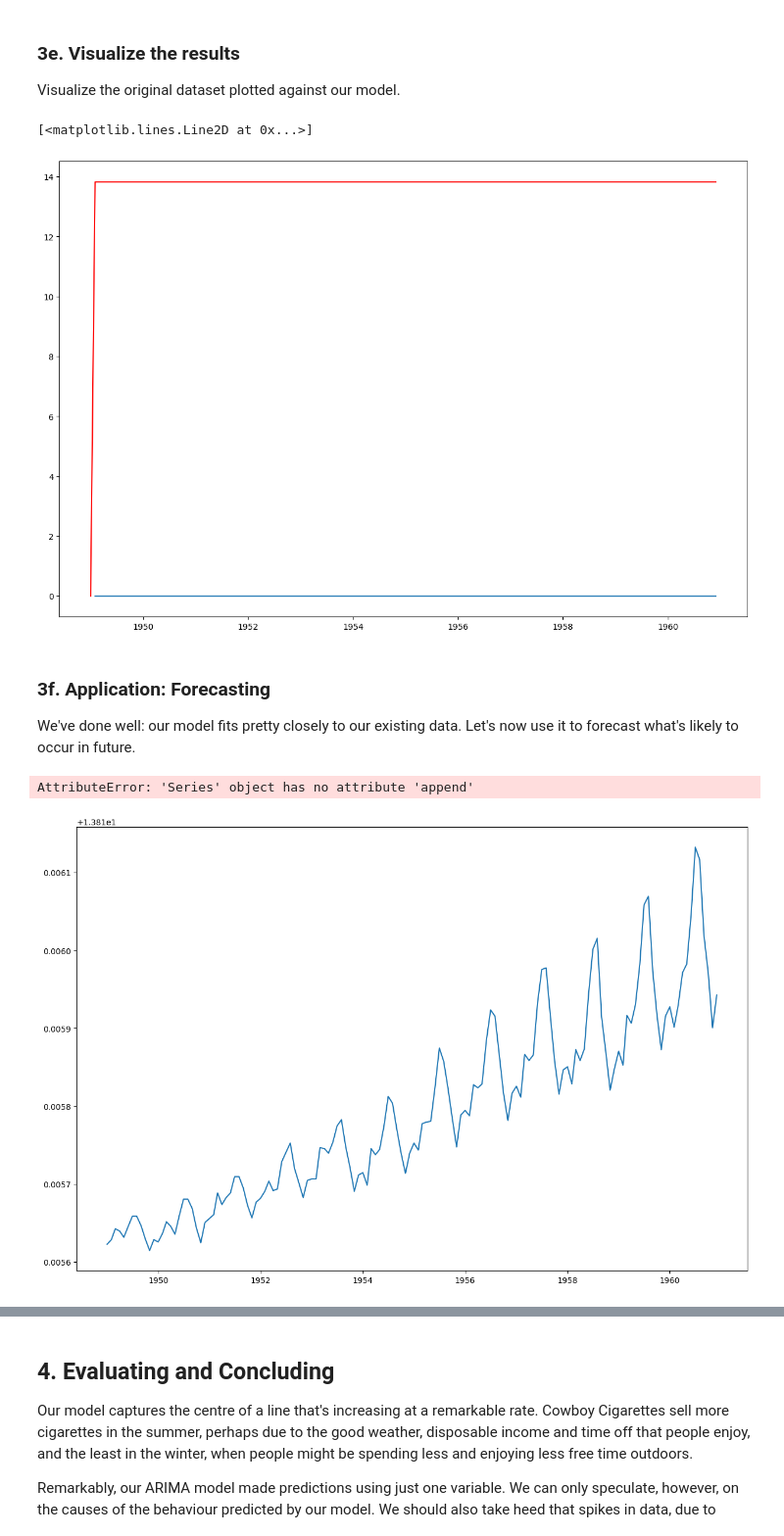
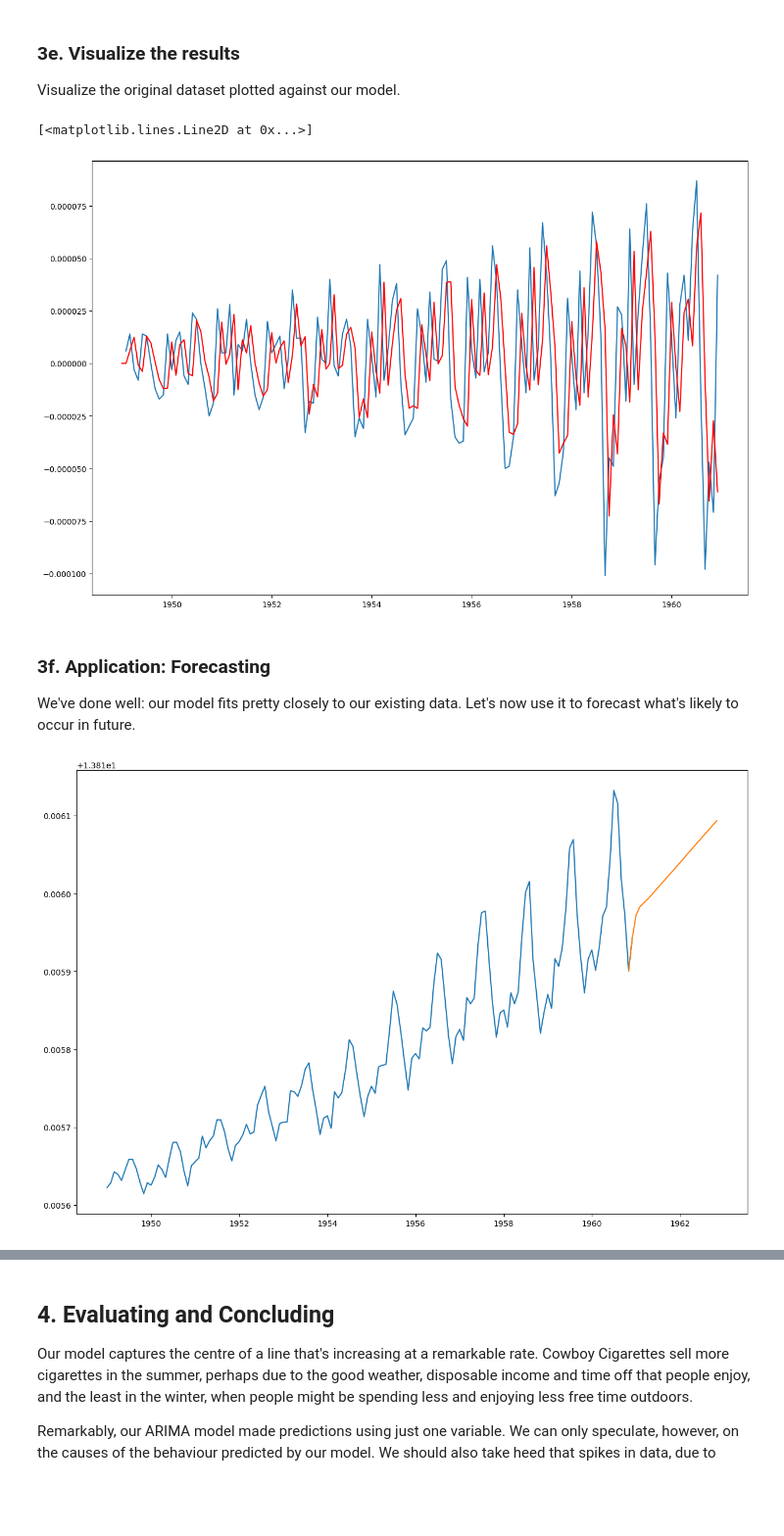
Before and after one commit to madmaxtoastflytiger/Cowboy-Cigarettes-Time-Series-Case-Study, a Jupyter notebook: Cowboy Cigarettes Case Study - Tier 3.ipynb, the cells around one changed output, grey strips where cells are left out. Shown at 98% size. Cells and saved outputs as stored; diff of their text form; code cells hidden in the pictures; blank space fills up the shorter version.

```diff
--- a/Cowboy Cigarettes Case Study - Tier 3.ipynb
+++ b/Cowboy Cigarettes Case Study - Tier 3.ipynb
@@ -423,7 +439,7 @@ So the best p,d, q, parameters for our ARIMA model are 2, 1, 1 respectively. Now
 p = 2
 d = 1
 q = 1
-model = ARIMA(y_log, order=(p, d, q))
+model = ARIMA(y_diff, order=(p, d, q))
 model_fit = model.fit()
 forecast = model_fit.forecast(24)
 # %% [markdown]
@@ -463,33 +479,39 @@ plt.plot(y_log.diff())
 plt.plot(model_fit.predict(), color = 'red')
 # %% [output]
 [<matplotlib.lines.Line2D at 0x...>]
-[figure, old version]
+[figure, new version]
 # %% [markdown]
 ### 3f. Application: Forecasting
 
 We've done well: our model fits pretty closely to our existing data. Let's now use it to forecast what's likely to occur in future.
 # %%
+forecast_period = 24
+forecast = model_fit.predict(start=len(y_diff), end=len(y_diff) + forecast_period - 1)
+
+forecast = model_fit.forecast(24)
+from numpy import cumsum
+forecast = cumsum(forecast) + pd.DataFrame(y_log).iloc[-1,0]
+
 # Declare a variable called forecast_period with the amount of months to forecast, and
 # create a range of future dates that is the length of the periods you've chosen to forecast
-forecast_period= 12
+forecast_period = 24
 date_range = pd.date_range(y_log.index[-1], periods = forecast_period,
               freq='MS').strftime("%Y-%m-%d").tolist()
 
 # Convert that range into a dataframe that includes your predictions
 # First, call DataFrame on pd
 future_months = pd.DataFrame(date_range, columns = ['Month'])
 # Let's now convert the 'Month' column to a datetime object with to_datetime
 future_months['Month'] = pd.to_datetime(future_months['Month'])
 future_months.set_index('Month', inplace = True)
-
-future_months['Prediction'] = pd.Series(forecast[0])
+future_months['Prediction'] = forecast
 
 # Plot your future predictions
 # Call figure() on plt
 plt.figure(figsize=(15,10))
 plt.plot(y_log)
-plt.plot(y_log['Nov 1960'].append(future_months['Prediction']))
+plt.plot((y_log['Nov 1960':]._append(future_months['Prediction'])).dropna())
+#plt.plot(pd.concat([y_log['Nov 1960'], future_months['Prediction']]))
 plt.show()
 # %% [output]
-AttributeError: 'Series' object has no attribute 'append'
-[figure, old version]
+[figure, new version]
```
Also changed, not shown: parts of 4 cells of this notebook.
